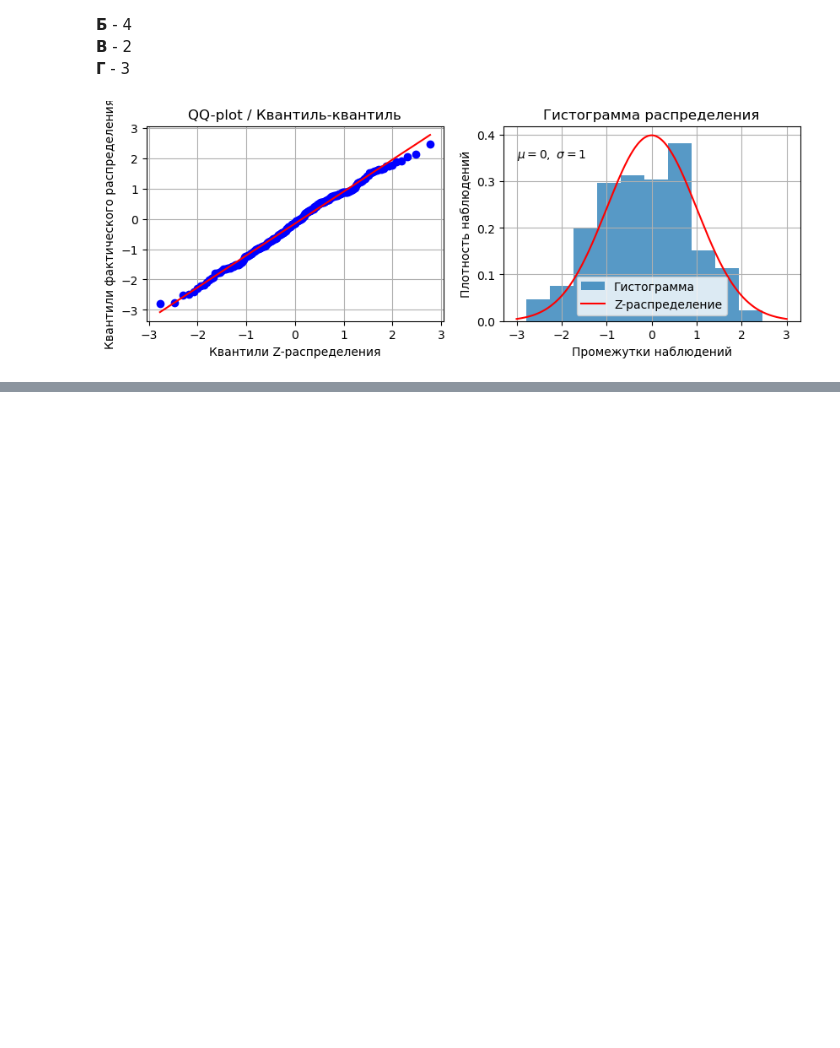
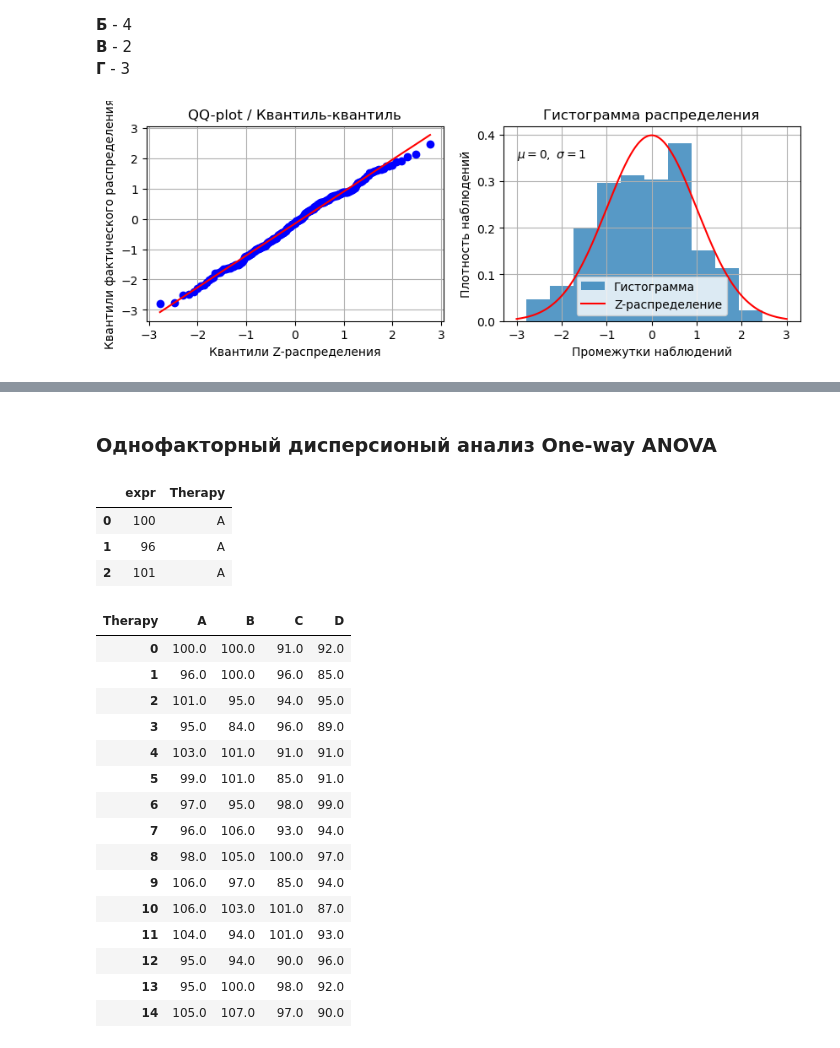
Before and after one commit to LiquidVac/My_study, a Jupyter notebook: STEPIK Basics of Statistics/Основы Статистики. Неделя 2.ipynb, the cells around one changed output, grey strips where cells are left out. Drawn from its saved outputs; the diff is of its cells as text; code cells hidden in the pictures; blank space fills up the shorter version.

```diff
--- a/STEPIK Basics of Statistics/Основы Статистики. Неделя 2.ipynb
+++ b/STEPIK Basics of Statistics/Основы Статистики. Неделя 2.ipynb
@@ -388,0 +515,45 @@ plt.show()
+# %% [markdown]
+### Однофакторный дисперсионый анализ One-way ANOVA
+# %%
+"""Генотерапия позволяет корректировать работу дефективного гена, ответственного за развитие заболевания.
+   В эксперименте сравнивалась эффективность четырех различных видов терапии. Результаты исследования
+   представлены в таблице 'genetherapy.csv'."""
+
+data = pd.read_csv("genetherapy.csv")
+
+# Независимая переменная - 4 вида терапии (Therapy)
+# Зависимая - уровень экспрессии гена (expr)
+data.head(3)
+# %% [output]
+|  | expr | Therapy |
+| 0 | 100 | A |
+| 1 | 96 | A |
+| 2 | 101 | A |
+# %%
+'''Подготовка df'''
+data_pivoted = data.copy()
+data_pivoted = data.pivot(index = None, columns='Therapy', values='expr')
+
+rows = 0
+for column in data_pivoted.columns:
+    data_pivoted[column] = data_pivoted[column].shift(rows)
+    rows -= 15
+data_pivoted.dropna(inplace=True)
+data_pivoted
+# %% [output]
+| Therapy | A | B | C | D |
+| 0 | 100.0 | 100.0 | 91.0 | 92.0 |
+| 1 | 96.0 | 100.0 | 96.0 | 85.0 |
+| 2 | 101.0 | 95.0 | 94.0 | 95.0 |
+| 3 | 95.0 | 84.0 | 96.0 | 89.0 |
+| 4 | 103.0 | 101.0 | 91.0 | 91.0 |
+| 5 | 99.0 | 101.0 | 85.0 | 91.0 |
+| 6 | 97.0 | 95.0 | 98.0 | 99.0 |
+| 7 | 96.0 | 106.0 | 93.0 | 94.0 |
+| 8 | 98.0 | 105.0 | 100.0 | 97.0 |
+| 9 | 106.0 | 97.0 | 85.0 | 94.0 |
+| 10 | 106.0 | 103.0 | 101.0 | 87.0 |
+| 11 | 104.0 | 94.0 | 101.0 | 93.0 |
+| 12 | 95.0 | 94.0 | 90.0 | 96.0 |
+| 13 | 95.0 | 100.0 | 98.0 | 92.0 |
+| 14 | 105.0 | 107.0 | 97.0 | 90.0 |
```
Also changed, not shown: parts of 15 cells of this notebook.
